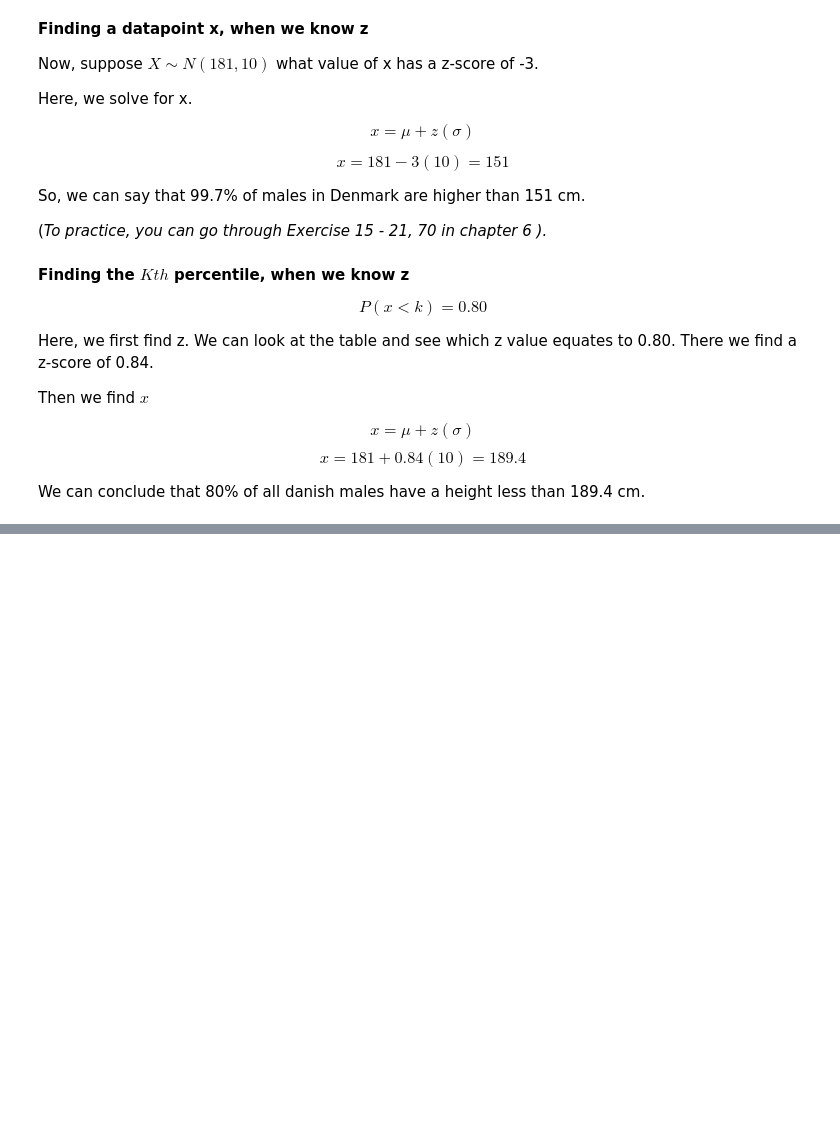
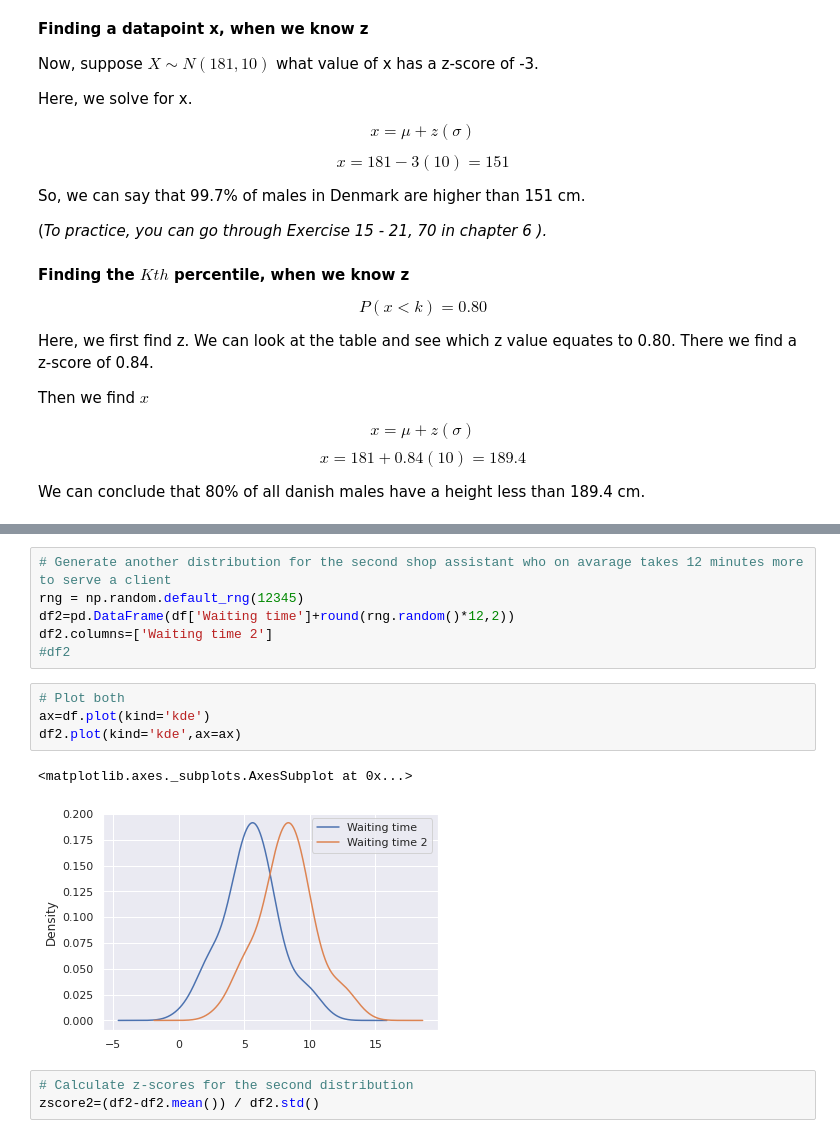
Before and after one commit to ia-nechaev/aqm2022, a Jupyter notebook: Exercises_Chapter6.ipynb, the cells around one changed output, grey strips where cells are left out. Saved outputs shown, nothing was run; the diff lists cells and outputs as text; blank space fills up the shorter version.

```diff
--- a/Exercises_Chapter6.ipynb
+++ b/Exercises_Chapter6.ipynb
@@ -213,0 +319,16 @@ We can conclude that 80% of all danish males have a height less than 189.4 cm.
+# %%
+# Generate another distribution for the second shop assistant who on avarage takes 12 minutes more to serve a client
+rng = np.random.default_rng(12345)
+df2=pd.DataFrame(df['Waiting time']+round(rng.random()*12,2))
+df2.columns=['Waiting time 2']
+#df2
+# %%
+# Plot both
+ax=df.plot(kind='kde')
+df2.plot(kind='kde',ax=ax)
+# %% [output]
+<matplotlib.axes._subplots.AxesSubplot at 0x...>
+[figure, added]
+# %%
+# Calculate z-scores for the second distribution
+zscore2=(df2-df2.mean()) / df2.std()
```
Also changed, not shown: parts of 44 cells of this notebook.
